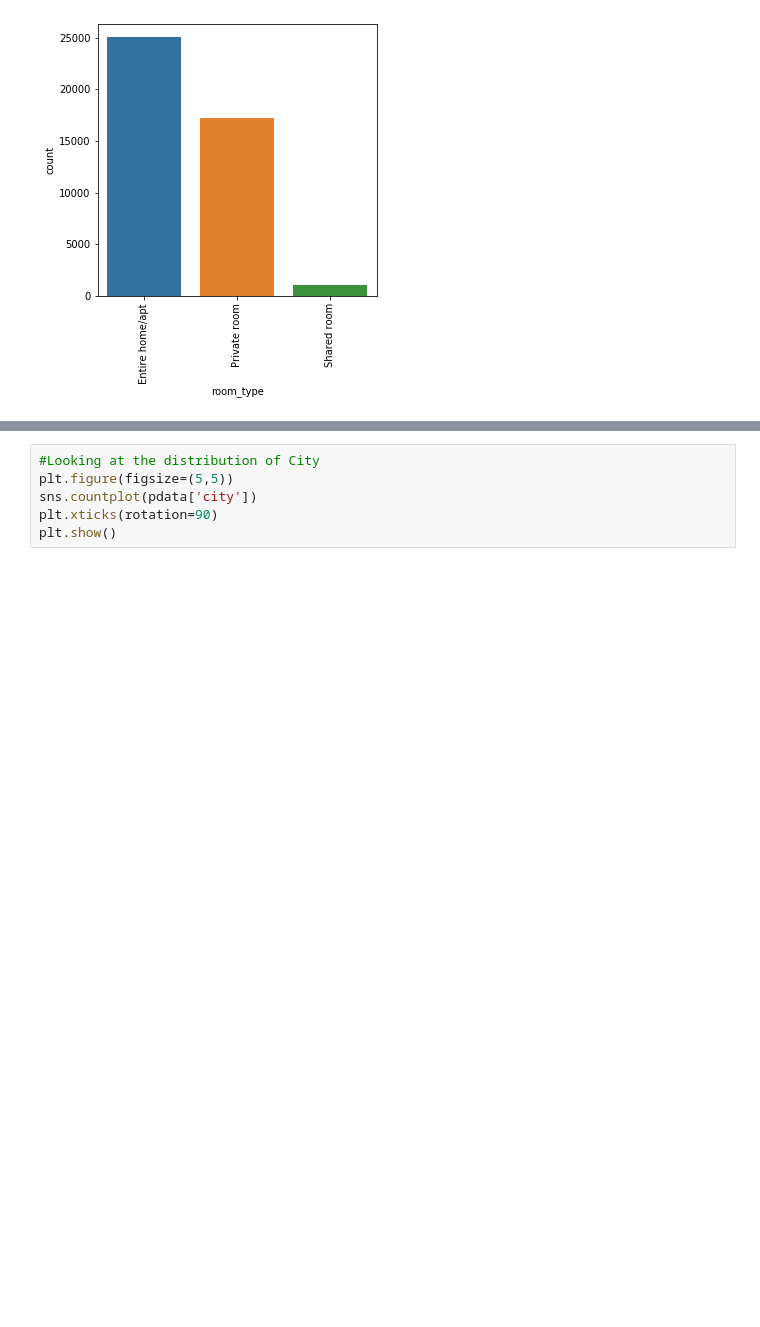
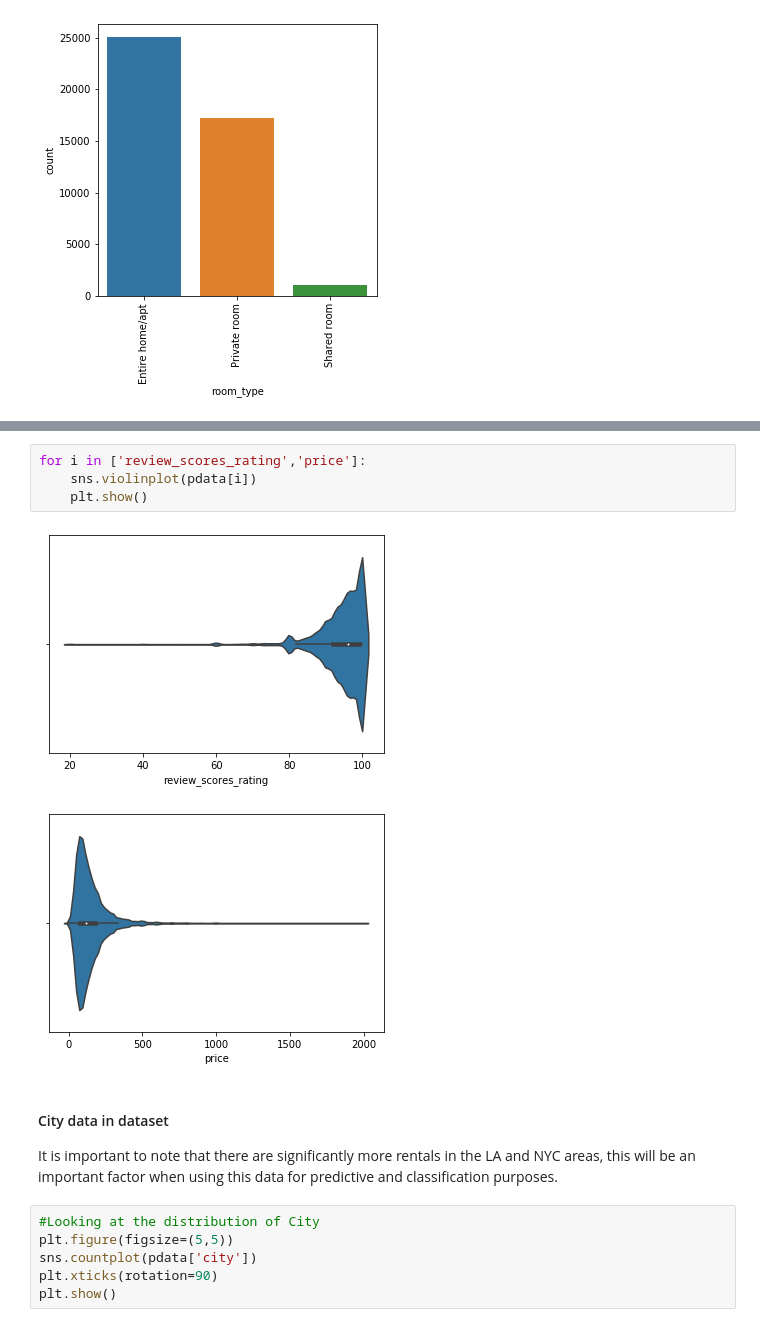
Before and after one commit to allenmiller17/SMU_7331_ML1_Project_1, a Jupyter notebook: Project 1 Final Write Up.ipynb, the cells around one changed output, grey strips where cells are left out. Cells and saved outputs as stored; diff of their text form; blank space fills up the shorter version.

```diff
--- a/Project 1 Final Write Up.ipynb
+++ b/Project 1 Final Write Up.ipynb
@@ -129,3 +127,14 @@ plt.show()
+# %%
+for i in ['review_scores_rating','price']:
+    sns.violinplot(pdata[i])
+    plt.show()
+# %% [output]
+[figure, added]
+[figure, added]
+# %% [markdown]
+#### City data in dataset
+
+It is important to note that there are significantly more rentals in the LA and NYC areas, this will be an important factor when using this data for predictive and classification purposes.
 # %%
 #Looking at the distribution of City
 plt.figure(figsize=(5,5))
```
Also changed, not shown: parts of 12 cells of this notebook.
